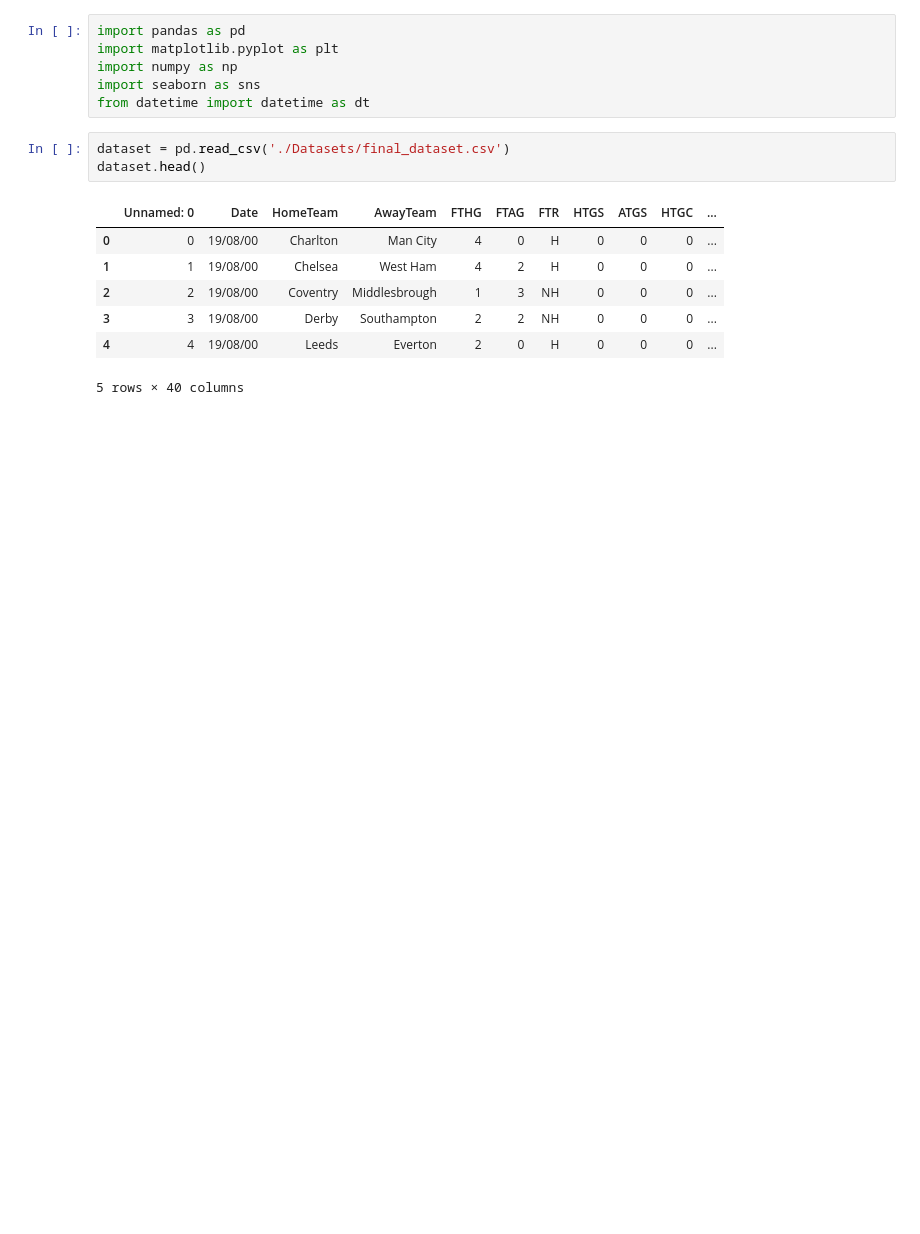
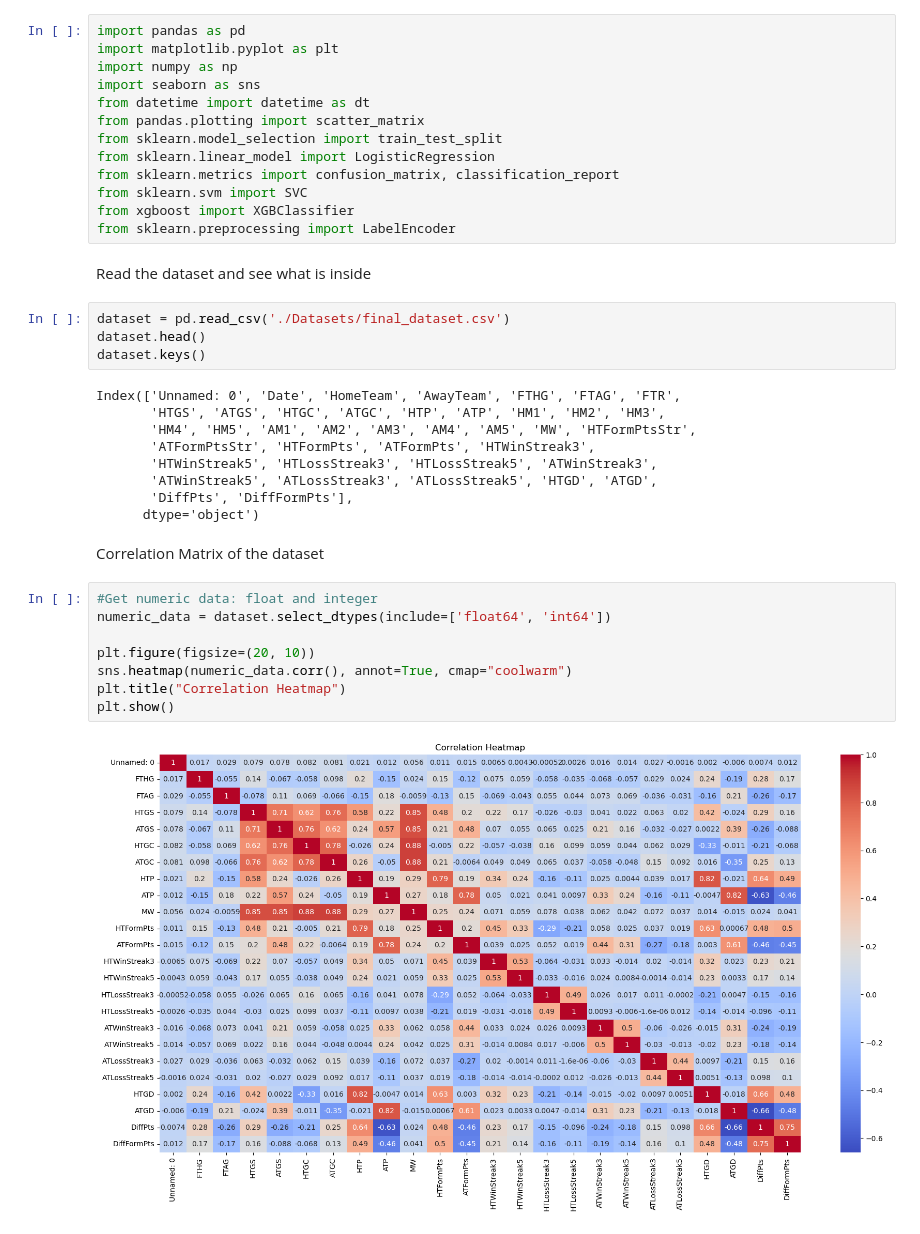
Before and after one commit to parajuliaryan/Football_Match_Prediction, a Jupyter notebook: football_match_prediction.ipynb, the cells around one changed output. Drawn from its saved outputs; the diff is of its cells as text; blank space fills up the shorter version.

```diff
--- a/football_match_prediction.ipynb
+++ b/football_match_prediction.ipynb
@@ -4,14 +6,37 @@ import matplotlib.pyplot as plt
 import numpy as np
 import seaborn as sns
 from datetime import datetime as dt
+from pandas.plotting import scatter_matrix
+from sklearn.model_selection import train_test_split
+from sklearn.linear_model import LogisticRegression
+from sklearn.metrics import confusion_matrix, classification_report
+from sklearn.svm import SVC
+from xgboost import XGBClassifier
+from sklearn.preprocessing import LabelEncoder
+# %% [markdown]
+Read the dataset and see what is inside
 # %%
 dataset = pd.read_csv('./Datasets/final_dataset.csv')
 dataset.head()
+dataset.keys()
 # %% [output]
-|  | Unnamed: 0 | Date | HomeTeam | AwayTeam | FTHG | FTAG | FTR | HTGS | ATGS | HTGC | ... |
-| 0 | 0 | 19/08/00 | Charlton | Man City | 4 | 0 | H | 0 | 0 | 0 | ... |
-| 1 | 1 | 19/08/00 | Chelsea | West Ham | 4 | 2 | H | 0 | 0 | 0 | ... |
-| 2 | 2 | 19/08/00 | Coventry | Middlesbrough | 1 | 3 | NH | 0 | 0 | 0 | ... |
-| 3 | 3 | 19/08/00 | Derby | Southampton | 2 | 2 | NH | 0 | 0 | 0 | ... |
-| 4 | 4 | 19/08/00 | Leeds | Everton | 2 | 0 | H | 0 | 0 | 0 | ... |
-5 rows × 40 columns
+Index(['Unnamed: 0', 'Date', 'HomeTeam', 'AwayTeam', 'FTHG', 'FTAG', 'FTR',
+       'HTGS', 'ATGS', 'HTGC', 'ATGC', 'HTP', 'ATP', 'HM1', 'HM2', 'HM3',
+       'HM4', 'HM5', 'AM1', 'AM2', 'AM3', 'AM4', 'AM5', 'MW', 'HTFormPtsStr',
+       'ATFormPtsStr', 'HTFormPts', 'ATFormPts', 'HTWinStreak3',
+       'HTWinStreak5', 'HTLossStreak3', 'HTLossStreak5', 'ATWinStreak3',
+       'ATWinStreak5', 'ATLossStreak3', 'ATLossStreak5', 'HTGD', 'ATGD',
+       'DiffPts', 'DiffFormPts'],
+      dtype='object')
+# %% [markdown]
+Correlation Matrix of the dataset
+# %%
+#Get numeric data: float and integer
+numeric_data = dataset.select_dtypes(include=['float64', 'int64'])
+
+plt.figure(figsize=(20, 10))
+sns.heatmap(numeric_data.corr(), annot=True, cmap="coolwarm")
+plt.title("Correlation Heatmap")
+plt.show()
+# %% [output]
+[figure, added]
```
Also changed, not shown: parts of 18 cells of this notebook.
